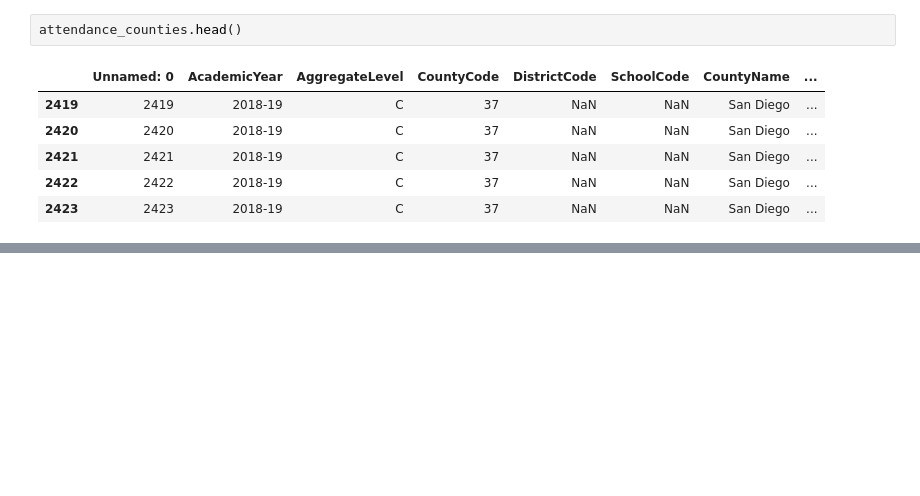
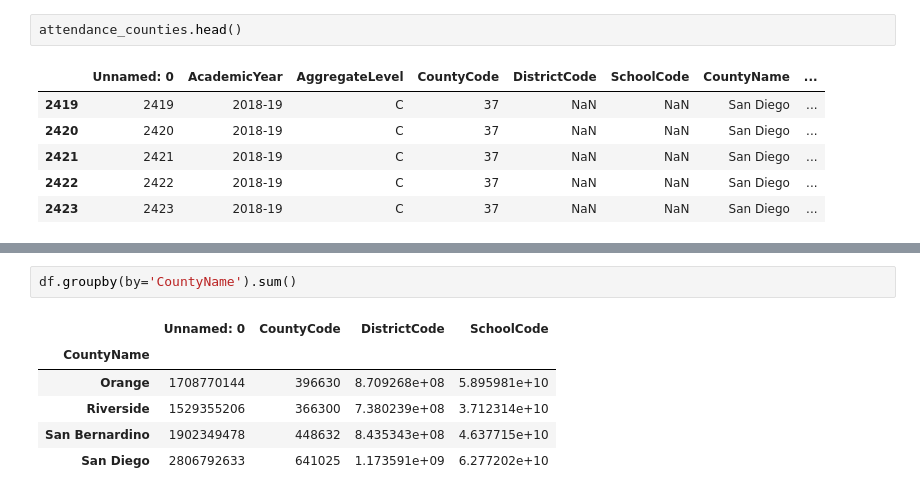
Before and after one commit to nnasr001/PBPL280S21Project1, a Jupyter notebook: attendance_data.ipynb, the cells around one changed output, grey strips where cells are left out. Cells and saved outputs as stored; diff of their text form; blank space fills up the shorter version.

```diff
--- a/attendance_data.ipynb
+++ b/attendance_data.ipynb
@@ -87,0 +113,9 @@ attendance_counties.head()
+# %%
+df.groupby(by='CountyName').sum()
+# %% [output]
+|  | Unnamed: 0 | CountyCode | DistrictCode | SchoolCode |
+| CountyName |  |  |  |  |
+| Orange | 1708770144 | 396630 | 8.709268e+08 | 5.895981e+10 |
+| Riverside | 1529355206 | 366300 | 7.380239e+08 | 3.712314e+10 |
+| San Bernardino | 1902349478 | 448632 | 8.435343e+08 | 4.637715e+10 |
+| San Diego | 2806792633 | 641025 | 1.173591e+09 | 6.277202e+10 |
```
Also changed, not shown: parts of 9 cells of this notebook.
